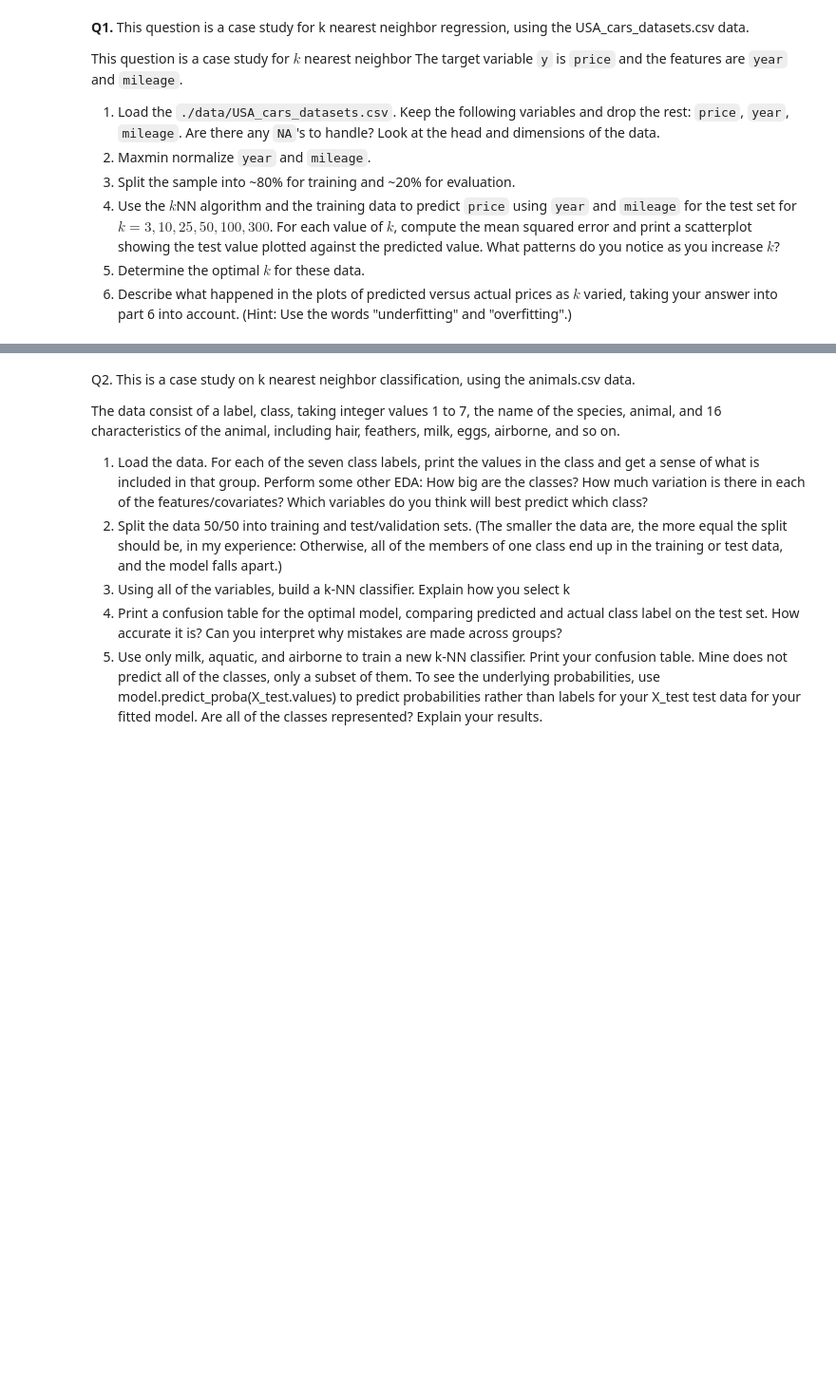
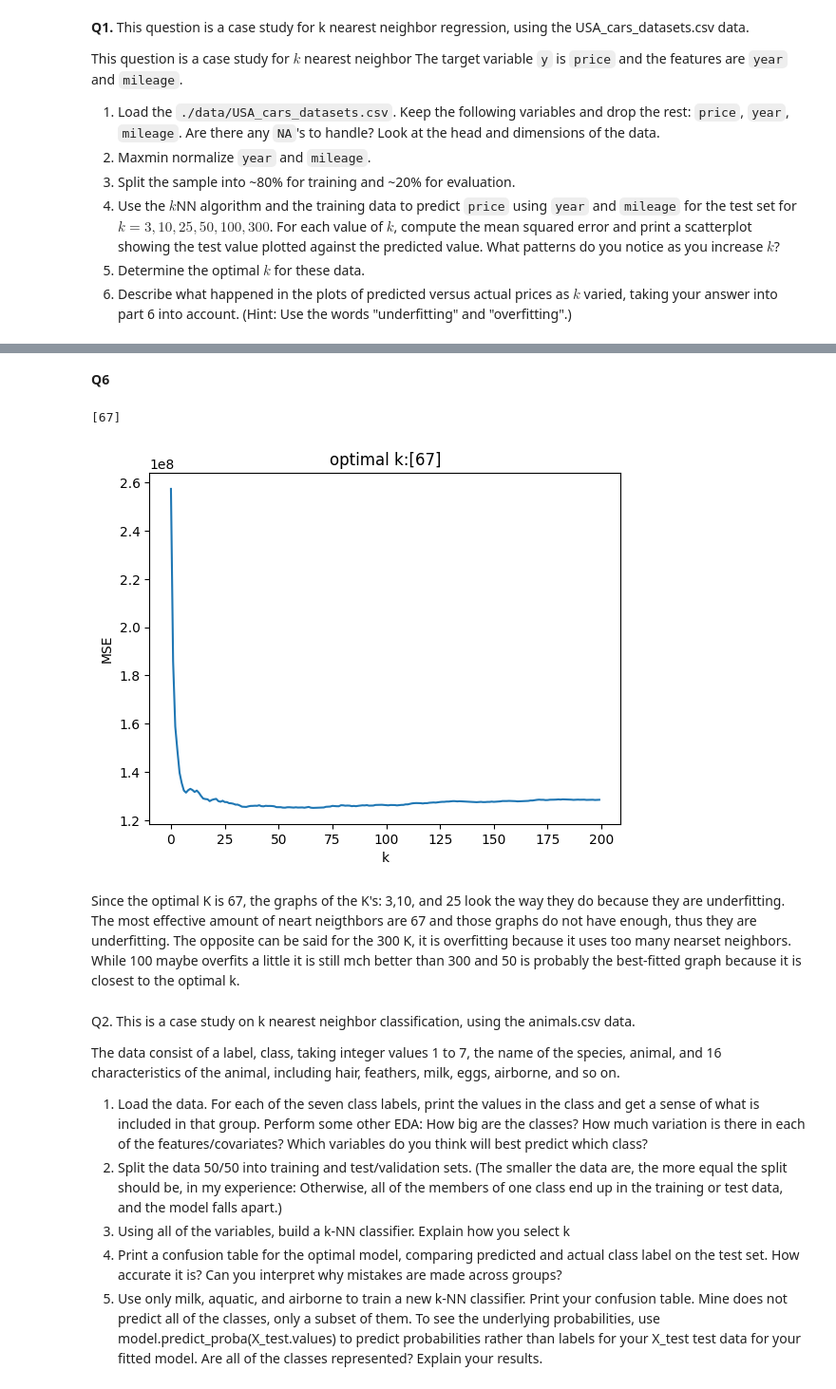
Before and after one commit to pwy7fv/knn, a Jupyter notebook: assignment_knn.ipynb, the cells around one changed output, grey strips where cells are left out. Shown at 95% size. Saved outputs shown, nothing was run; the diff lists cells and outputs as text; code cells hidden in the pictures; blank space fills up the shorter version.

```diff
--- a/assignment_knn.ipynb
+++ b/assignment_knn.ipynb
@@ -40,3 +148,30 @@ This question is a case study for $k$ nearest neighbor The target variable `y` i
+# %% [markdown]
+**Q6**
+# %%
+k_bar = 200
+k_grid = np.arange(1,k_bar)
+MSE = np.zeros(k_bar)
+
+for k in range(k_bar):
+    fitted_model = KNeighborsRegressor(n_neighbors=k+1).fit(X_train,y_train)
+    y_hat = fitted_model.predict(X_test)
+    MSE[k] = mean_squared_error(y_test, y_hat)
+
+MSE_min = np.min(MSE)
+min_index = np.where(MSE==MSE_min)
+k_star = k_grid[min_index]
+print(k_star)
+
+plt.plot(np.arange(0,k_bar),MSE)
+plt.xlabel("k")
+plt.title("optimal k:"+str(k_star))
+plt.ylabel('MSE')
+plt.show()
+# %% [output]
+[67]
+[figure, added]
+# %% [markdown]
+Since the optimal K is 67, the graphs of the K's: 3,10, and 25 look the way they do because they are underfitting. The most effective amount of neart neigthbors are 67 and those graphs do not have enough, thus they are underfitting. The opposite can be said for the 300 K, it is overfitting because it uses too many nearset neighbors. While 100 maybe overfits a little it is still mch better than 300 and 50 is probably the best-fitted graph because it is closest to the optimal k.
 # %% [markdown]
 Q2. This is a case study on k
  nearest neighbor classification, using the animals.csv data.
```
Also changed, not shown: parts of 14 cells of this notebook.
